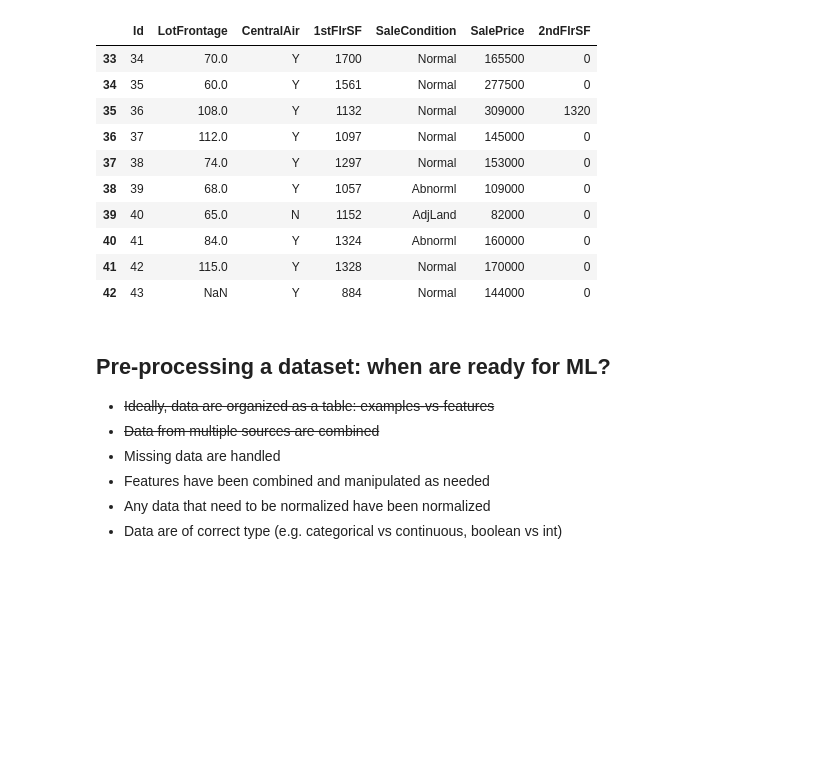
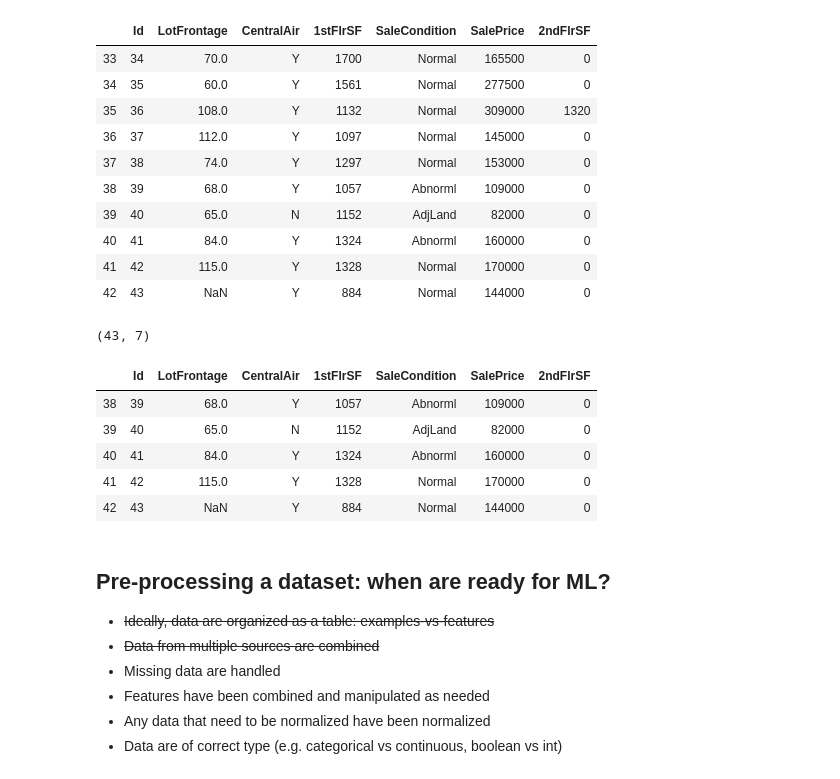
Before and after one commit to lichtend/fall2019, a Jupyter notebook: week3/Week3.ipynb, the cells around one changed output. Cells and saved outputs as stored; diff of their text form; code cells hidden in the pictures; blank space fills up the shorter version.

```diff
--- a/week3/Week3.ipynb
+++ b/week3/Week3.ipynb
@@ -240,6 +266,20 @@ boston.tail(10)
 | 40 | 41 | 84.0 | Y | 1324 | Abnorml | 160000 | 0 |
 | 41 | 42 | 115.0 | Y | 1328 | Normal | 170000 | 0 |
 | 42 | 43 | NaN | Y | 884 | Normal | 144000 | 0 |
+# %%
+boston.shape
+#tells you the NUMBER of ROWS and COLUMNS in your dataset (rows,columns)
+# %% [output]
+(43, 7)
+# %%
+boston.tail()
+# %% [output]
+|  | Id | LotFrontage | CentralAir | 1stFlrSF | SaleCondition | SalePrice | 2ndFlrSF |
+| 38 | 39 | 68.0 | Y | 1057 | Abnorml | 109000 | 0 |
+| 39 | 40 | 65.0 | N | 1152 | AdjLand | 82000 | 0 |
+| 40 | 41 | 84.0 | Y | 1324 | Abnorml | 160000 | 0 |
+| 41 | 42 | 115.0 | Y | 1328 | Normal | 170000 | 0 |
+| 42 | 43 | NaN | Y | 884 | Normal | 144000 | 0 |
 # %% [markdown]
 ## Pre-processing a dataset: when are ready for ML?
 * ~~Ideally, data are organized as a table: examples-vs-features~~
```
Also changed, not shown: parts of 15 cells of this notebook.
